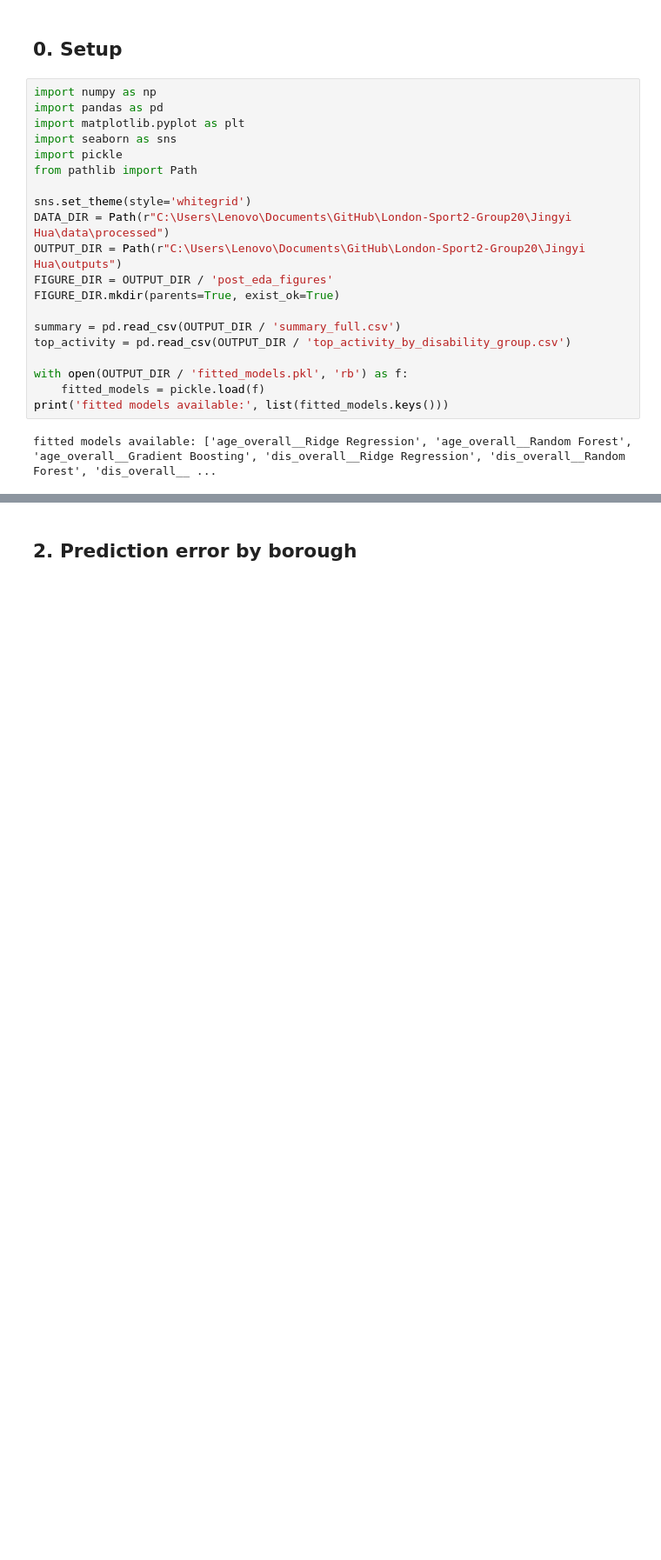
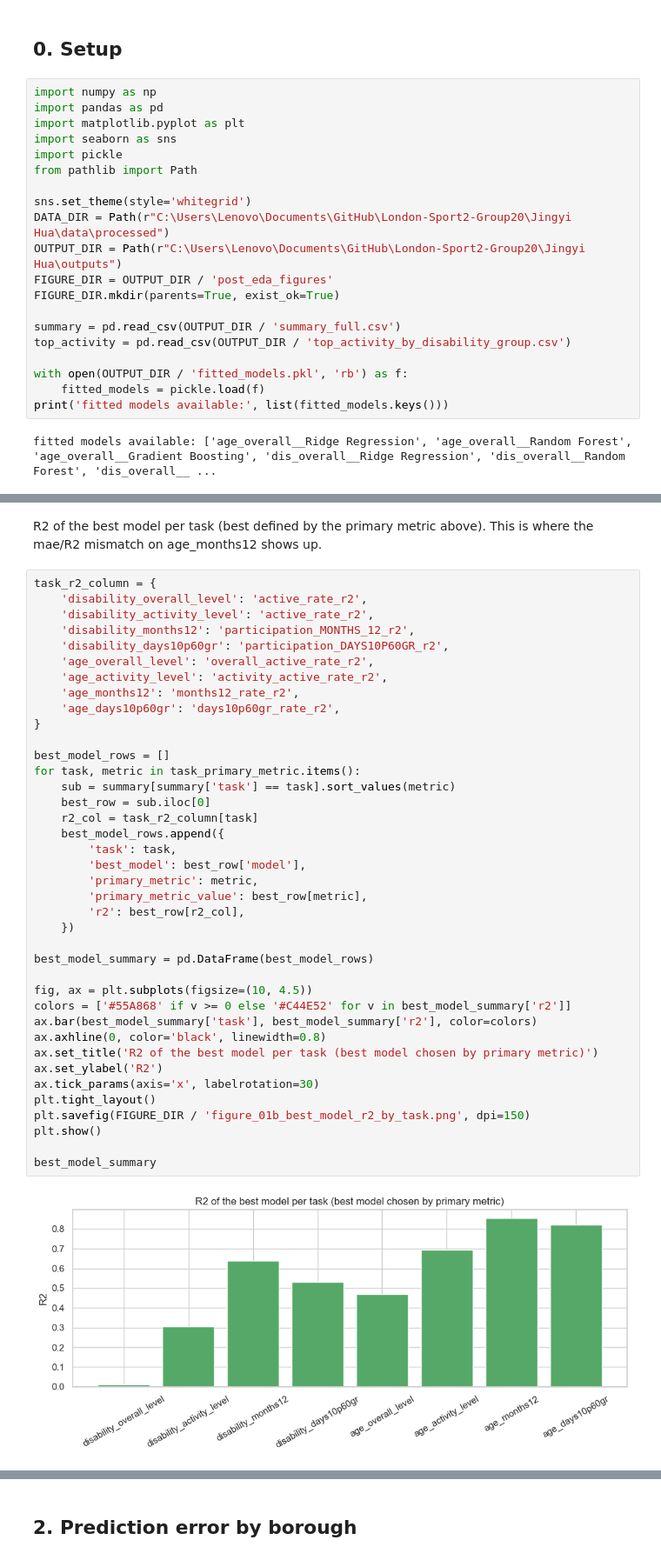
Before and after one commit to YifengMao666/London-Sport2-Group20, a Jupyter notebook: Jingyi Hua/notebooks/07_RQ3_post_modeling_eda.ipynb, the cells around one changed output, grey strips where cells are left out. Shown at 87% size. Cells and saved outputs as stored; diff of their text form; blank space fills up the shorter version.

```diff
--- a/Jingyi Hua/notebooks/07_RQ3_post_modeling_eda.ipynb
+++ b/Jingyi Hua/notebooks/07_RQ3_post_modeling_eda.ipynb
@@ -51,0 +55,44 @@ plt.show()
+# %% [markdown]
+R2 of the best model per task (best defined by the primary metric above).
+This is where the mae/R2 mismatch on age_months12 shows up.
+# %%
+task_r2_column = {
+    'disability_overall_level': 'active_rate_r2',
+    'disability_activity_level': 'active_rate_r2',
+    'disability_months12': 'participation_MONTHS_12_r2',
+    'disability_days10p60gr': 'participation_DAYS10P60GR_r2',
+    'age_overall_level': 'overall_active_rate_r2',
+    'age_activity_level': 'activity_active_rate_r2',
+    'age_months12': 'months12_rate_r2',
+    'age_days10p60gr': 'days10p60gr_rate_r2',
+}
+
+best_model_rows = []
+for task, metric in task_primary_metric.items():
+    sub = summary[summary['task'] == task].sort_values(metric)
+    best_row = sub.iloc[0]
+    r2_col = task_r2_column[task]
+    best_model_rows.append({
+        'task': task,
+        'best_model': best_row['model'],
+        'primary_metric': metric,
+        'primary_metric_value': best_row[metric],
+        'r2': best_row[r2_col],
+    })
+
+best_model_summary = pd.DataFrame(best_model_rows)
+
+fig, ax = plt.subplots(figsize=(10, 4.5))
+colors = ['#55A868' if v >= 0 else '#C44E52' for v in best_model_summary['r2']]
+ax.bar(best_model_summary['task'], best_model_summary['r2'], color=colors)
+ax.axhline(0, color='black', linewidth=0.8)
+ax.set_title('R2 of the best model per task (best model chosen by primary metric)')
+ax.set_ylabel('R2')
+ax.tick_params(axis='x', labelrotation=30)
+plt.tight_layout()
+plt.savefig(FIGURE_DIR / 'figure_01b_best_model_r2_by_task.png', dpi=150)
+plt.show()
+
+best_model_summary
+# %% [output]
+[figure, added]
```
Also changed, not shown: parts of 22 cells of this notebook, 13 other files.
